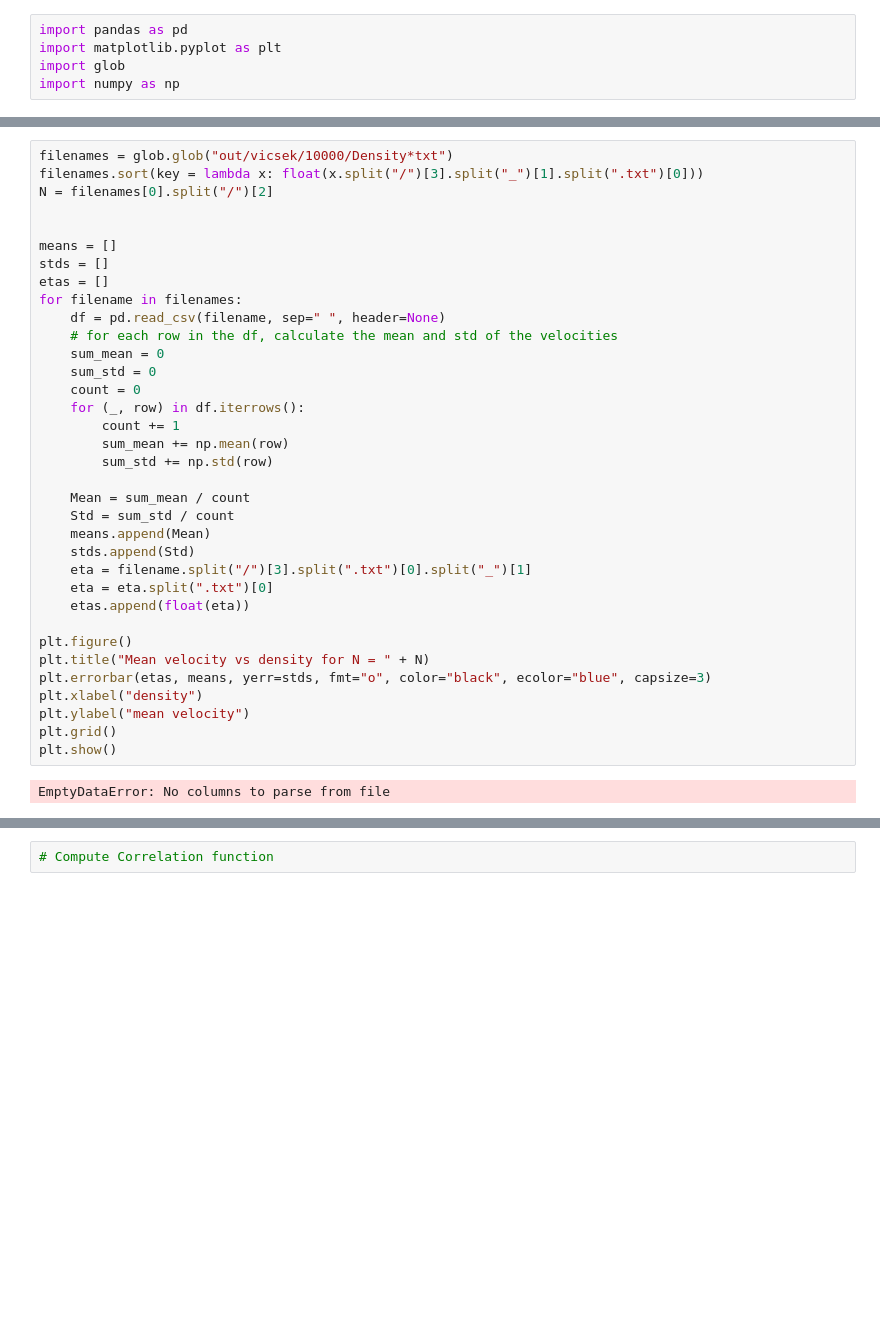
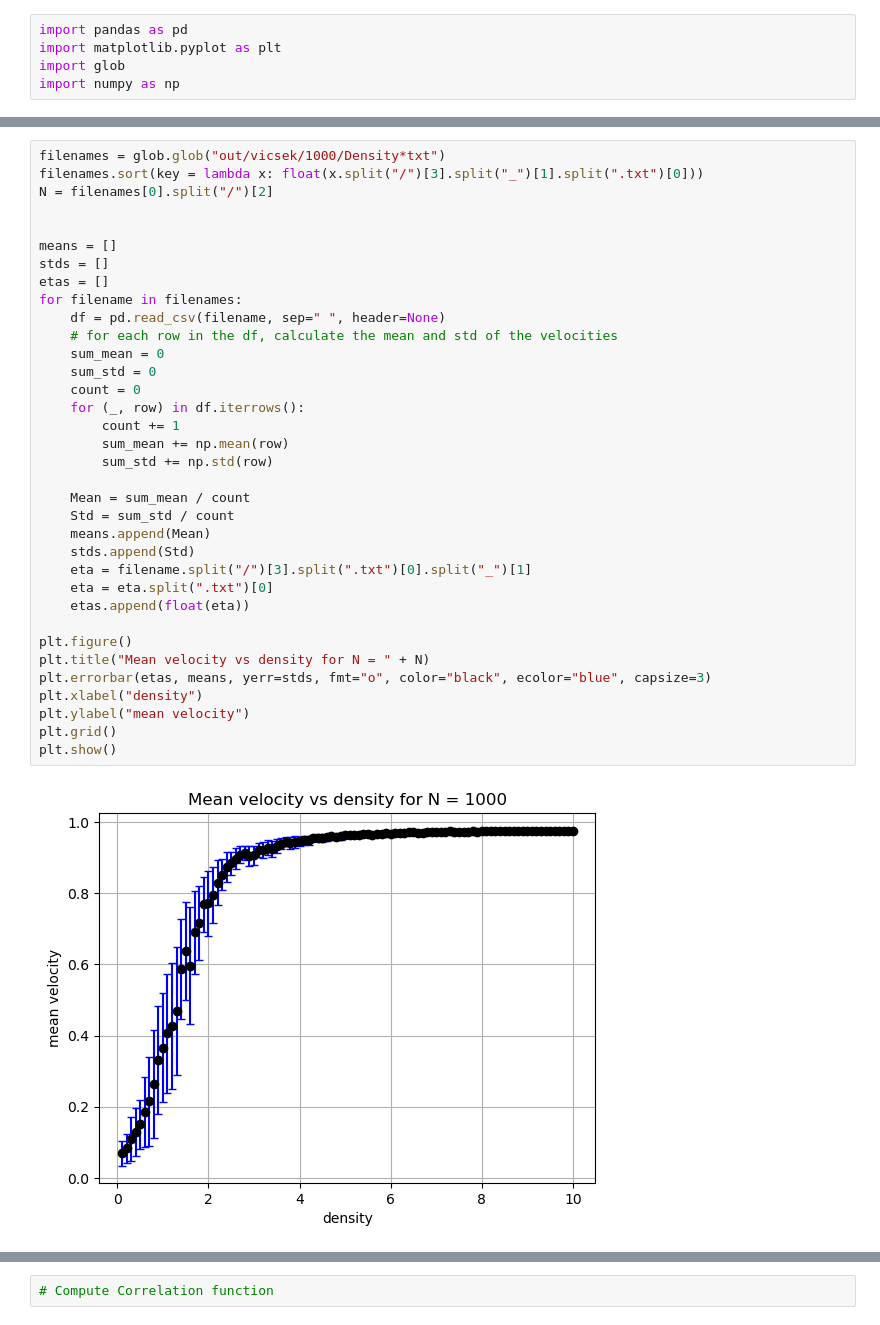
Before and after one commit to YannickHradetzky/Simulation, a Jupyter notebook: vicsek.ipynb, the cells around one changed output, grey strips where cells are left out. Saved outputs shown, nothing was run; the diff lists cells and outputs as text; blank space fills up the shorter version.

```diff
--- a/vicsek.ipynb
+++ b/vicsek.ipynb
@@ -44,5 +44,5 @@ plt.show()
 # %%
-filenames = glob.glob("out/vicsek/10000/Density*txt")
+filenames = glob.glob("out/vicsek/1000/Density*txt")
 filenames.sort(key = lambda x: float(x.split("/")[3].split("_")[1].split(".txt")[0]))
 N = filenames[0].split("/")[2]
 
@@ -50,34 +50,34 @@ N = filenames[0].split("/")[2]
 means = []
 stds = []
 etas = []
 for filename in filenames:
     df = pd.read_csv(filename, sep=" ", header=None)
     # for each row in the df, calculate the mean and std of the velocities
     sum_mean = 0
     sum_std = 0
     count = 0
     for (_, row) in df.iterrows():
         count += 1
         sum_mean += np.mean(row)
         sum_std += np.std(row)
 
     Mean = sum_mean / count
     Std = sum_std / count
     means.append(Mean)
     stds.append(Std)
     eta = filename.split("/")[3].split(".txt")[0].split("_")[1]
     eta = eta.split(".txt")[0]
     etas.append(float(eta))
 
 plt.figure()
 plt.title("Mean velocity vs density for N = " + N)
 plt.errorbar(etas, means, yerr=stds, fmt="o", color="black", ecolor="blue", capsize=3)
 plt.xlabel("density")
 plt.ylabel("mean velocity")
 plt.grid()
 plt.show()
 # %% [output]
-EmptyDataError: No columns to parse from file
+[figure, added]
 # %%
 N10 = glob.glob("out/vicsek/10/Noise*txt")
 N10.sort(key = lambda x: float(x.split("/")[3].split("_")[1].split(".txt")[0]))
```
Also changed, not shown: parts of 3 cells of this notebook, 2 other files.
